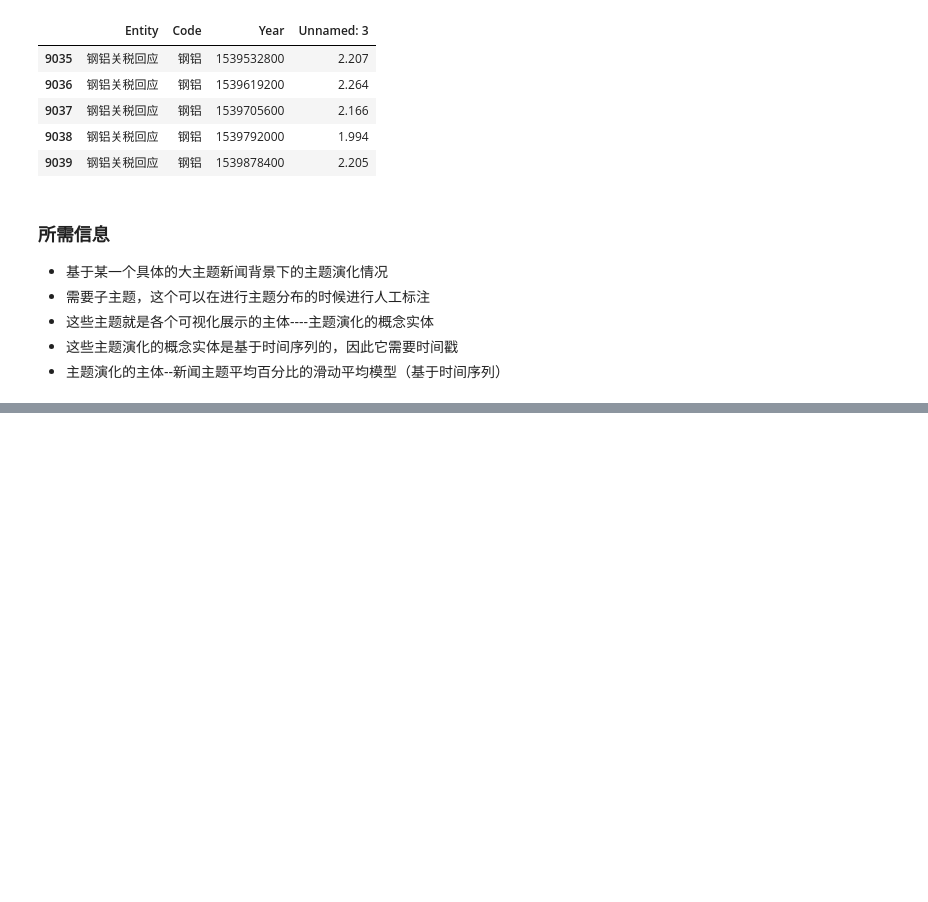
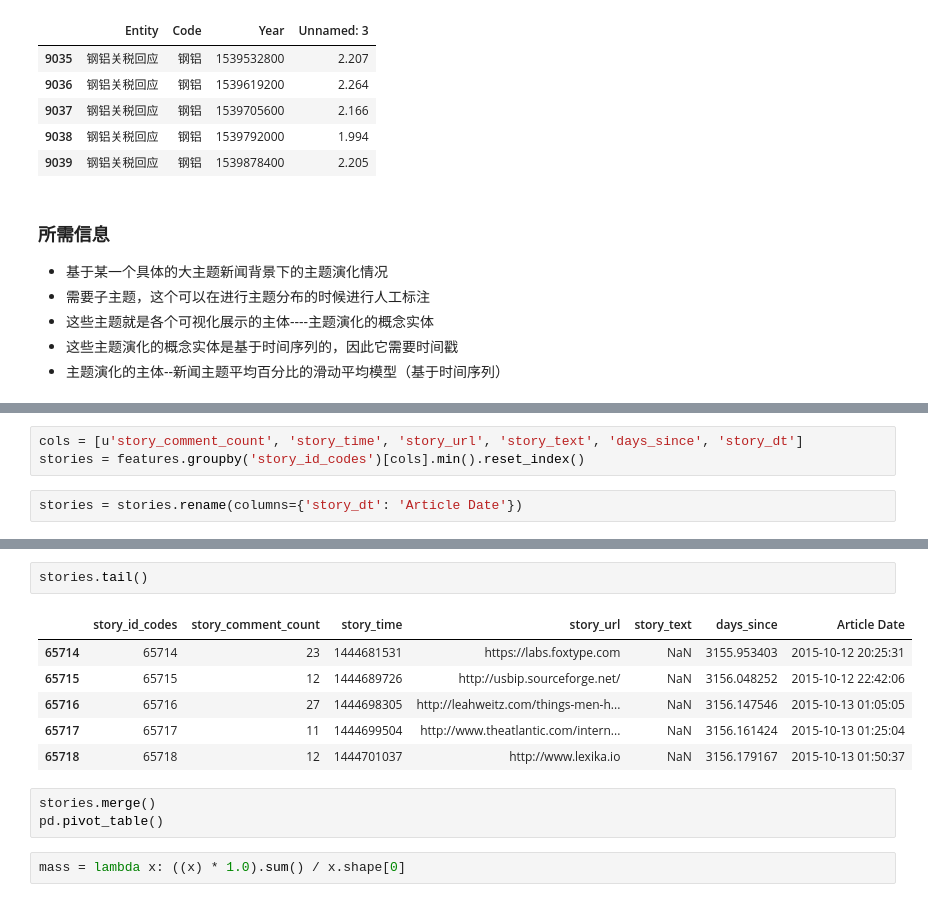
Before and after one commit to JA1lE1/NLP, a Jupyter notebook: topic model/群贤平台/Explore_spider.ipynb, the cells around one changed output, grey strips where cells are left out. Saved outputs shown, nothing was run; the diff lists cells and outputs as text; blank space fills up the shorter version.

```diff
--- a/topic model/群贤平台/Explore_spider.ipynb
+++ b/topic model/群贤平台/Explore_spider.ipynb
@@ -52,0 +145,5 @@ Topic_evolution.tail()
+# %%
+cols = [u'story_comment_count', 'story_time', 'story_url', 'story_text', 'days_since', 'story_dt']
+stories = features.groupby('story_id_codes')[cols].min().reset_index()
+# %%
+stories = stories.rename(columns={'story_dt': 'Article Date'})
@@ -52,0 +154,14 @@ Topic_evolution.tail()
+# %%
+stories.tail()
+# %% [output]
+|  | story_id_codes | story_comment_count | story_time | story_url | story_text | days_since | Article Date |
+| 65714 | 65714 | 23 | 1444681531 | https://labs.foxtype.com | NaN | 3155.953403 | 2015-10-12 20:25:31 |
+| 65715 | 65715 | 12 | 1444689726 | http://usbip.sourceforge.net/ | NaN | 3156.048252 | 2015-10-12 22:42:06 |
+| 65716 | 65716 | 27 | 1444698305 | http://leahweitz.com/things-men-h... | NaN | 3156.147546 | 2015-10-13 01:05:05 |
+| 65717 | 65717 | 11 | 1444699504 | http://www.theatlantic.com/intern... | NaN | 3156.161424 | 2015-10-13 01:25:04 |
+| 65718 | 65718 | 12 | 1444701037 | http://www.lexika.io | NaN | 3156.179167 | 2015-10-13 01:50:37 |
+# %%
+stories.merge()
+pd.pivot_table()
+# %%
+mass = lambda x: ((x) * 1.0).sum() / x.shape[0]
```
Also changed, not shown: parts of 17 cells of this notebook, 13 other files.
